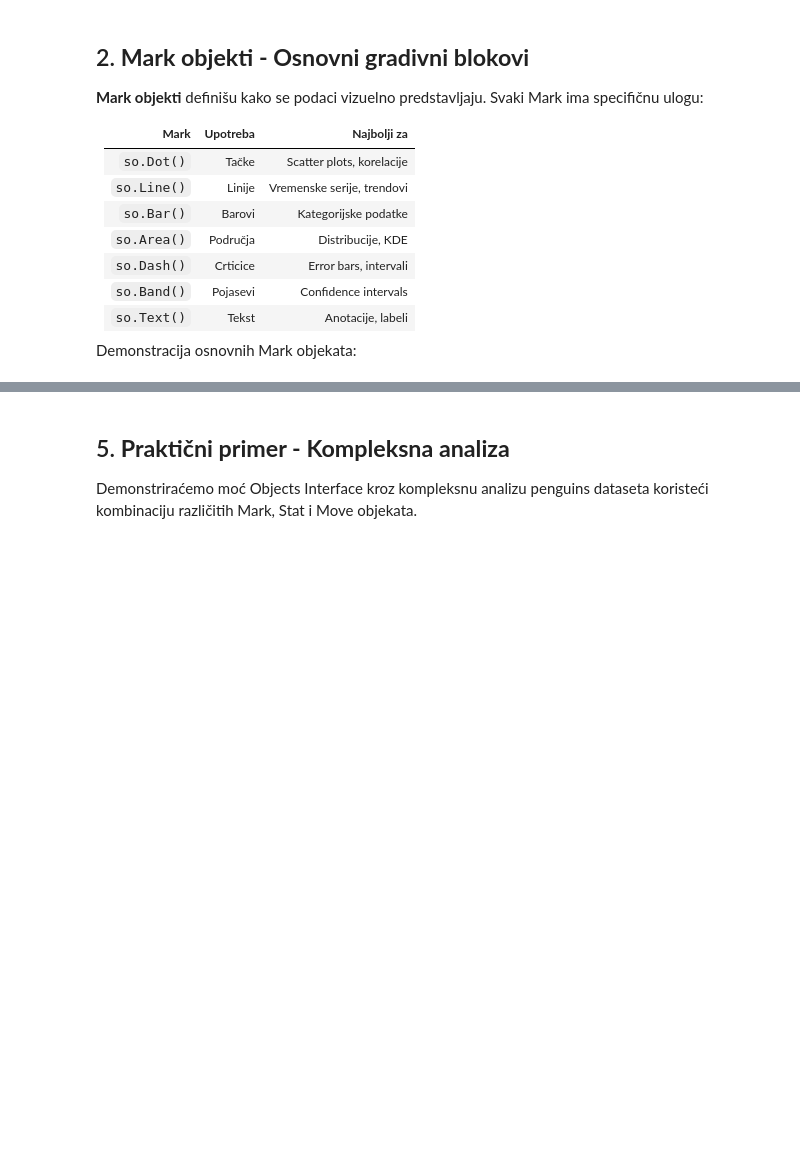
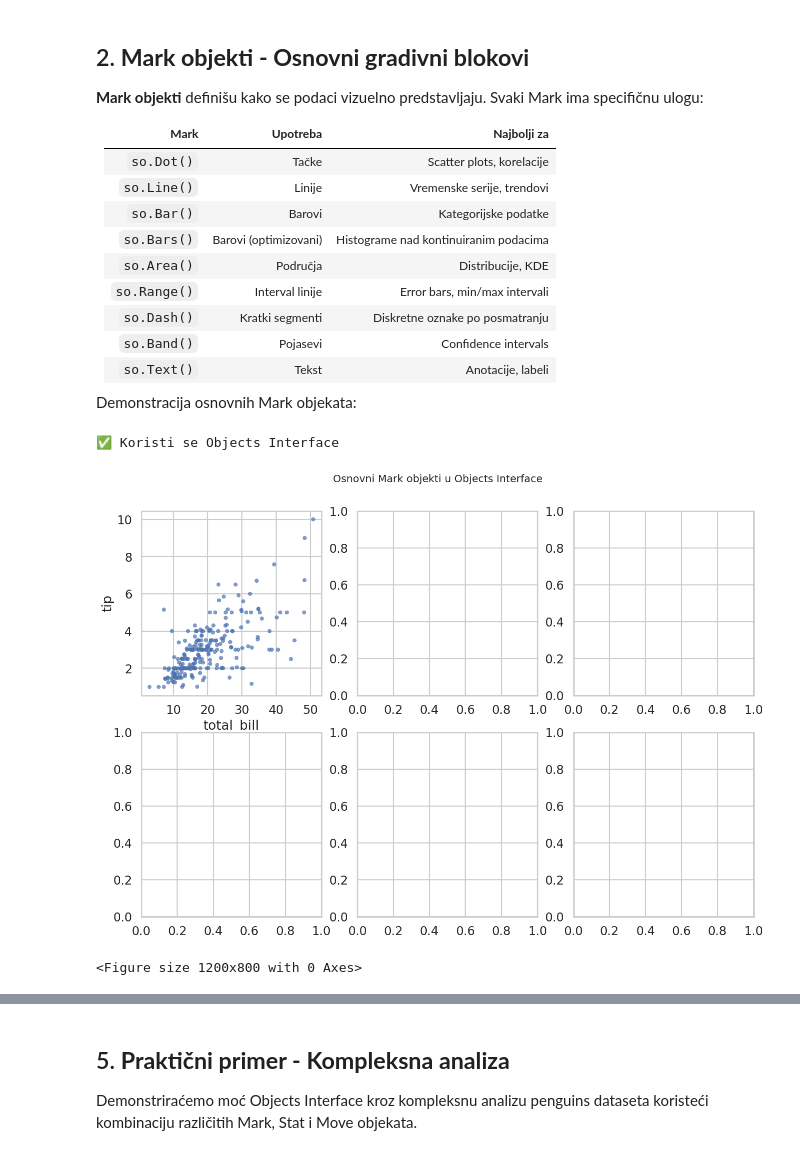
Before and after one commit to ilicandrija/seaborn, a Jupyter notebook: 05_mark_objekti.ipynb, the cells around one changed output, grey strips where cells are left out. Saved outputs shown, nothing was run; the diff lists cells and outputs as text; code cells hidden in the pictures; blank space fills up the shorter version.

```diff
--- a/05_mark_objekti.ipynb
+++ b/05_mark_objekti.ipynb
@@ -45,13 +47,18 @@ import warnings
 try:
     import seaborn.objects as so
     objects_available = True
+    # Preferiraj oštar vektorski prikaz u notebook-u
+    try:
+        so.Plot.config.display["format"] = "svg"
+    except Exception:
+        pass
     print("✅ Seaborn Objects Interface dostupan!")
 except ImportError:
     objects_available = False
     print("⚠️ Objects interface nije dostupan")
 
 # Podešavanje
-sns.set_theme()
+sns.set_theme(style="whitegrid", context="talk")
 warnings.filterwarnings('ignore')
 plt.rcParams['figure.figsize'] = (12, 8)
 
@@ -59,14 +66,25 @@ plt.rcParams['figure.figsize'] = (12, 8)
 tips = sns.load_dataset('tips')
 penguins = sns.load_dataset('penguins')
 flights = sns.load_dataset('flights')
-dowjones = sns.load_dataset('dowjones')
 diamonds = sns.load_dataset('diamonds')
+
+# Priprema vremenske serije iz flights dataseta (umesto nedostupnog 'dowjones')
+flights_ts = (
+    flights.assign(
+        Date=pd.to_datetime(
+            flights['year'].astype(str) + '-' + flights['month'].astype(str),
+            format='%Y-%b'
+        ),
+        Passengers=flights['passengers']
+    )
+    .sort_values('Date')
+)
 
 print(f"📊 Seaborn verzija: {sns.__version__}")
 print(f"📈 Tips dataset: {tips.shape}")
 print(f"🐧 Penguins dataset: {penguins.shape}")
-print(f"✈️ Flights dataset: {flights.shape}")
-print(f"📈 Dow Jones dataset: {dowjones.shape}")
+print(f"✈️ Flights dataset (raw): {flights.shape}")
+print(f"📈 Flights time-series: {flights_ts.shape}")
 print(f"💎 Diamonds dataset: {diamonds.shape}")
 
 print("\n🎯 U OVOM NOTEBOOK-u ĆEMO NAUČITI:")
@@ -85,8 +118,10 @@ print("• Kreiranje publication-ready grafika")
 | `so.Dot()` | Tačke | Scatter plots, korelacije |
 | `so.Line()` | Linije | Vremenske serije, trendovi |
 | `so.Bar()` | Barovi | Kategorijske podatke |
+| `so.Bars()` | Barovi (optimizovani) | Histograme nad kontinuiranim podacima |
 | `so.Area()` | Područja | Distribucije, KDE |
-| `so.Dash()` | Crticice | Error bars, intervali |
+| `so.Range()` | Interval linije | Error bars, min/max intervali |
+| `so.Dash()` | Kratki segmenti | Diskretne oznake po posmatranju |
 | `so.Band()` | Pojasevi | Confidence intervals |
 | `so.Text()` | Tekst | Anotacije, labeli |
 
@@ -108,13 +143,13 @@ if objects_available:
         sns.scatterplot(data=tips, x="total_bill", y="tip", alpha=0.7, ax=axes[0,0])
         axes[0,0].set_title('1. Dot Mark (fallback)')
 
-    # 2. Line Mark - vremenske serije
+    # 2. Line Mark - vremenske serije (flights_ts)
     try:
-        p = so.Plot(dowjones.head(100), x="Date", y="Price")
+        p = so.Plot(flights_ts.head(120), x="Date", y="Passengers")
         p.add(so.Line(linewidth=2, color="darkblue")).on(axes[0,1]).show()
-        axes[0,1].set_title('2. Line Mark - Time Series')
+        axes[0,1].set_title('2. Line Mark - Time Series (Flights)')
     except Exception:
-        sns.lineplot(data=dowjones.head(100), x="Date", y="Price",
+        sns.lineplot(data=flights_ts.head(120), x="Date", y="Passengers",
                     linewidth=2, color="darkblue", ax=axes[0,1])
         axes[0,1].set_title('2. Line Mark (fallback)')
 
@@ -122,7 +157,7 @@ if objects_available:
     try:
         p = so.Plot(tips, x="day", y="total_bill")
         p.add(so.Bar(), so.Agg(func="mean")).on(axes[0,2]).show()
-        axes[0,2].set_title('3. Bar Mark + Agg')
+        axes[0,2].set_title('3. Bar Mark + Agg (mean)')
     except Exception:
         sns.barplot(data=tips, x="day", y="total_bill", ax=axes[0,2])
         axes[0,2].set_title('3. Bar Mark (fallback)')
@@ -160,31 +195,35 @@ if objects_available:
                    scatter=False, color="red", ax=axes[1,2])
         axes[1,2].set_title('6. Kombinacija (fallback)')
 
 else:
     print("⚠️ Objects interface nije dostupan, koristi se traditionalni pristup")
 
     # Fallback sa traditionalnim seaborn funkcijama
     sns.scatterplot(data=tips, x="total_bill", y="tip", ax=axes[0,0])
     axes[0,0].set_title('1. Scatter Plot')
 
-    sns.lineplot(data=dowjones.head(100), x="Date", y="Price", ax=axes[0,1])
+    sns.lineplot(data=flights_ts.head(120), x="Date", y="Passengers", ax=axes[0,1])
     axes[0,1].set_title('2. Line Plot')
 
     sns.barplot(data=tips, x="day", y="total_bill", ax=axes[0,2])
     axes[0,2].set_title('3. Bar Plot')
 
     sns.kdeplot(data=tips, x="total_bill", fill=True, ax=axes[1,0])
     axes[1,0].set_title('4. KDE Plot')
 
     sns.pointplot(data=penguins, x="species", y="body_mass_g", hue="sex", ax=axes[1,1])
     axes[1,1].set_title('5. Point Plot')
 
     sns.regplot(data=tips, x="total_bill", y="tip", ax=axes[1,2])
     axes[1,2].set_title('6. Regression Plot')
 
 # Rotacija labela za bolje čitanje
 for ax in axes.flat:
     ax.tick_params(axis='x', rotation=45)
 
 plt.tight_layout()
 plt.show()
+# %% [output]
+✅ Koristi se Objects Interface
+[figure, added]
+<Figure size 1200x800 with 0 Axes>
```
Also changed, not shown: parts of 12 cells of this notebook, 8 other files.
